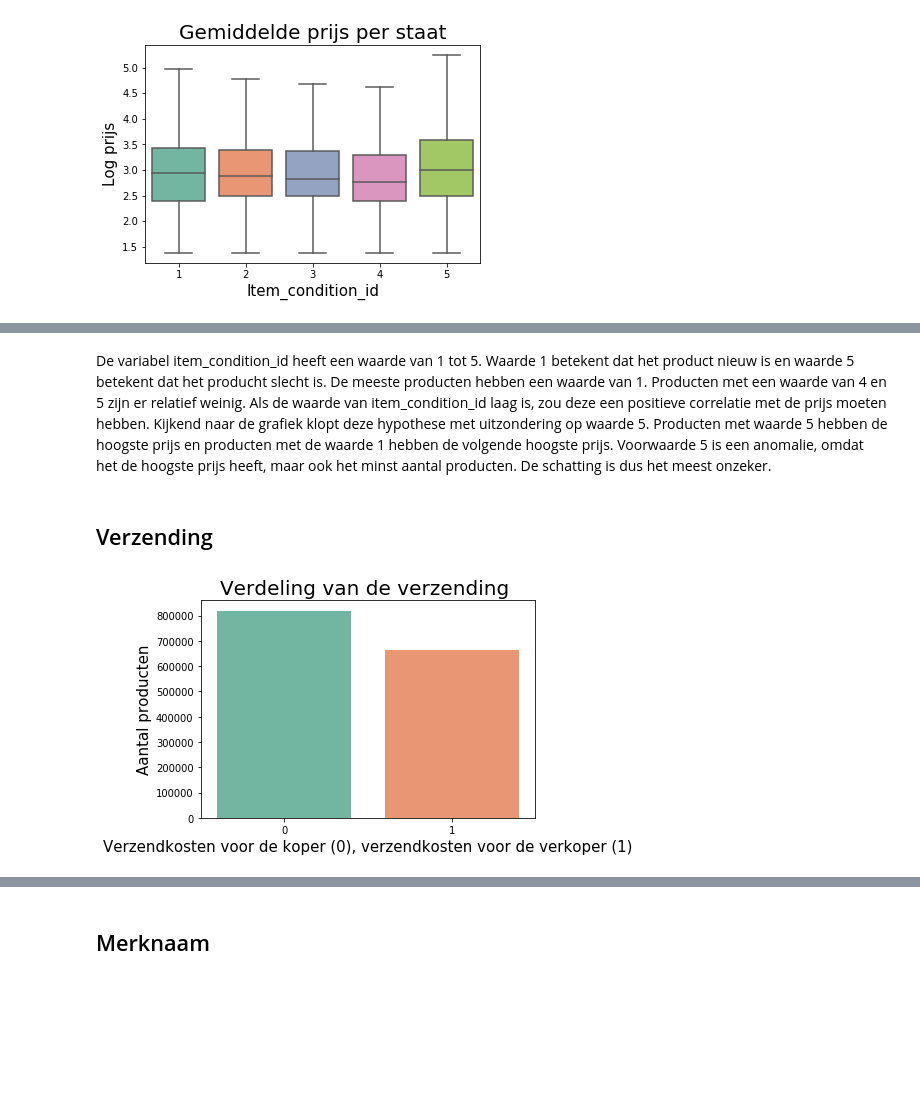
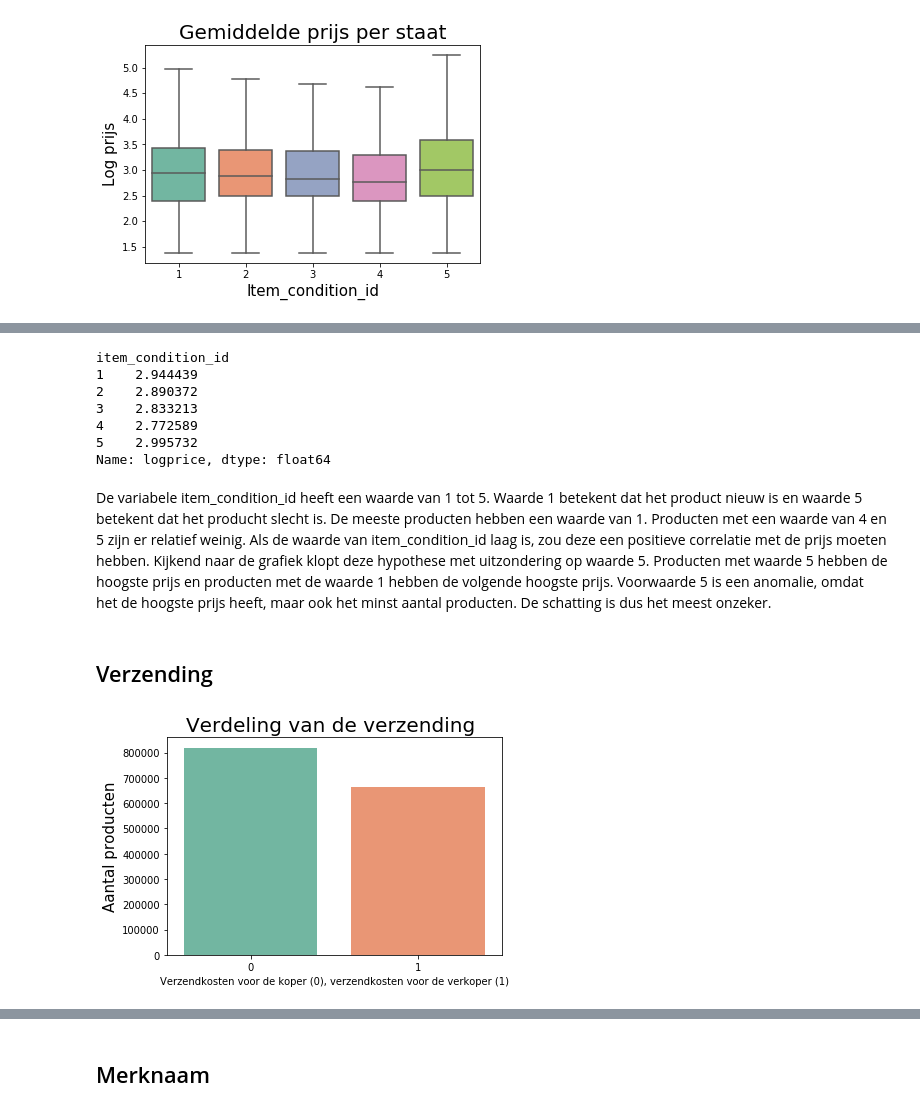
Before and after one commit to rlhjansen/LEBE_Kaggle1, a Jupyter notebook: visualisatie.ipynb, the cells around one changed output, grey strips where cells are left out. Drawn from its saved outputs; the diff is of its cells as text; code cells hidden in the pictures; blank space fills up the shorter version.

Commit message:
Update visualisatie.ipynb
recente versie

```diff
--- a/visualisatie.ipynb
+++ b/visualisatie.ipynb
@@ -77,0 +119,2 @@ In de bovenstaande tabellen is te zien hoe de datasets er uit zien.
+# %%
+train['logprice'] = np.log(train.price+1)
@@ -110,14 +200,24 @@ plt.show()
+# %%
+print(train.groupby(["item_condition_id"]).logprice.median())
+# %% [output]
+item_condition_id
+1    2.944439
+2    2.890372
+3    2.833213
+4    2.772589
+5    2.995732
+Name: logprice, dtype: float64
 # %% [markdown]
-De variabel item_condition_id heeft een waarde van 1 tot 5. Waarde 1 betekent dat het product nieuw is en waarde 5 betekent dat het producht slecht is. De meeste producten hebben een waarde van 1. Producten met een waarde van 4 en 5 zijn er relatief weinig. Als de waarde van item_condition_id laag is, zou deze een positieve correlatie met de prijs moeten hebben. Kijkend naar de grafiek klopt deze hypothese met uitzondering op waarde 5. Producten met waarde 5 hebben de hoogste prijs en producten met de waarde 1 hebben de volgende hoogste prijs. Voorwaarde 5 is een anomalie, omdat het de hoogste prijs heeft, maar ook het minst aantal producten. De schatting is dus het meest onzeker.
+De variabele item_condition_id heeft een waarde van 1 tot 5. Waarde 1 betekent dat het product nieuw is en waarde 5 betekent dat het producht slecht is. De meeste producten hebben een waarde van 1. Producten met een waarde van 4 en 5 zijn er relatief weinig. Als de waarde van item_condition_id laag is, zou deze een positieve correlatie met de prijs moeten hebben. Kijkend naar de grafiek klopt deze hypothese met uitzondering op waarde 5. Producten met waarde 5 hebben de hoogste prijs en producten met de waarde 1 hebben de volgende hoogste prijs. Voorwaarde 5 is een anomalie, omdat het de hoogste prijs heeft, maar ook het minst aantal producten. De schatting is dus het meest onzeker.
 # %% [markdown]
 ## Verzending
 # %%
 sns.countplot(x=train.shipping,palette="Set2")
 plt.title('Verdeling van de verzending ', fontsize = 20)
-plt.xlabel('Verzendkosten voor de koper (0), verzendkosten voor de verkoper (1)', fontsize = 15)
+plt.xlabel('Verzendkosten voor de koper (0), verzendkosten voor de verkoper (1)', fontsize = 10)
 plt.ylabel('Aantal producten', fontsize = 15)
 plt.show()
 # %% [output]
-[figure, old version]
+[figure, new version]
 # %%
 plt.figure(figsize=(10,10))
```
Also changed, not shown: parts of 53 cells of this notebook.
